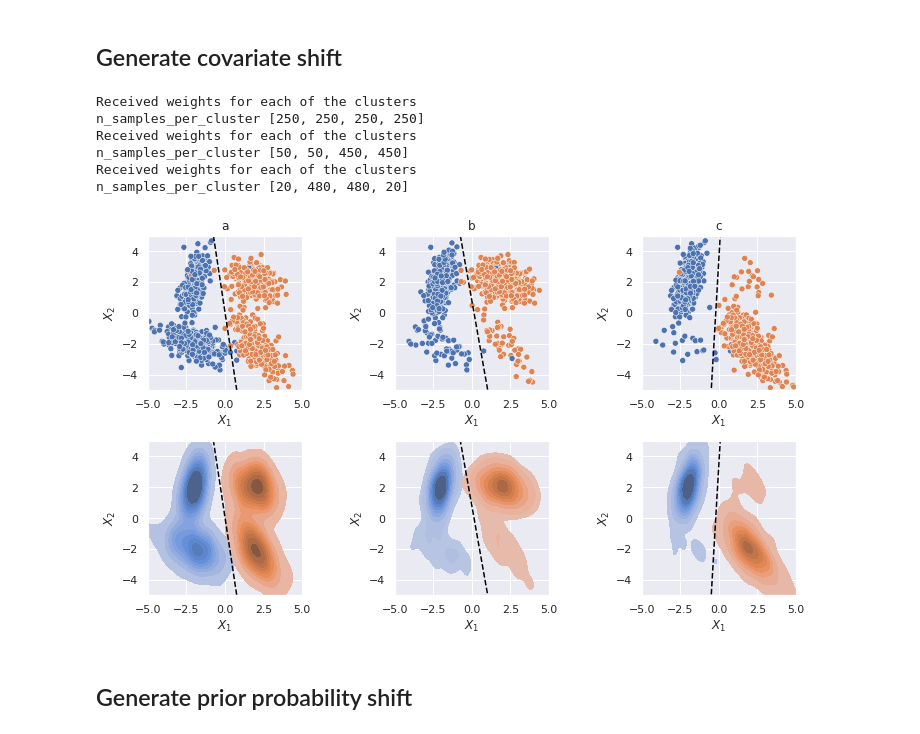
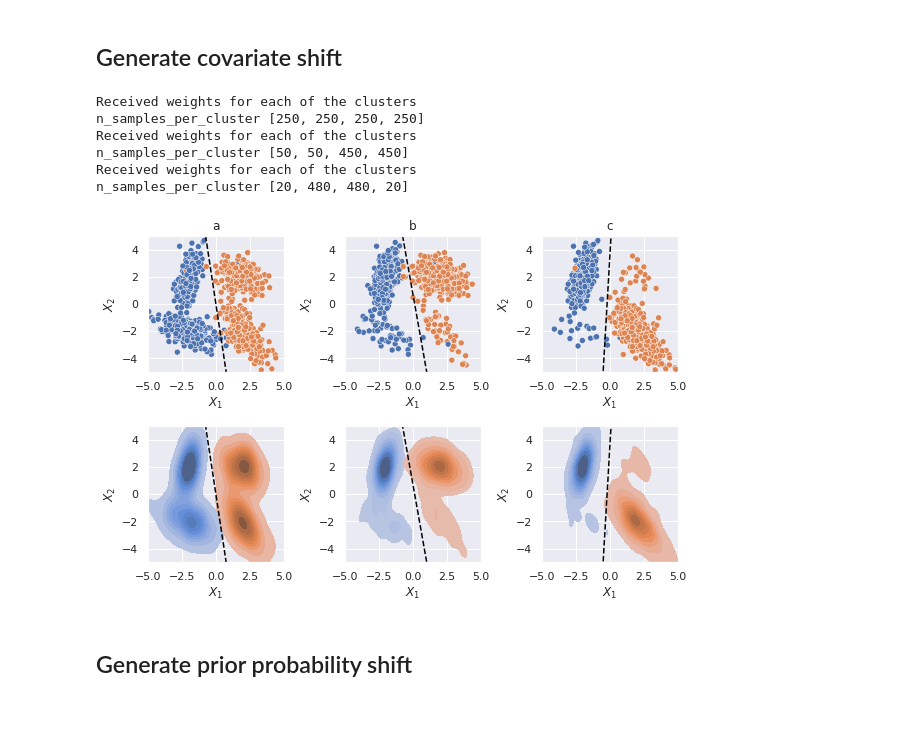
Before and after one commit to pglez82/quant_datasetshift, a Jupyter notebook: datasetshift_drawings.ipynb, the cells around one changed output. Drawn from its saved outputs; the diff is of its cells as text; code cells hidden in the pictures.

```diff
--- a/datasetshift_drawings.ipynb
+++ b/datasetshift_drawings.ipynb
@@ -304,34 +304,34 @@ def plot_logisticregression(clf,dataset,ax,plotx):
 # %%
 sns.set_theme()
 f, ax = plt.subplots(2,3,figsize=(10, 6))
-f.subplots_adjust(left=0.08, bottom=0.05, right=0.98, top=1, wspace=0.6, hspace=0)
+f.subplots_adjust(hspace=0.4)
 
 dataset = create_dataset(2,weights=[0.25,0.25,0.25,0.25],seed=seed)
 clf = LogisticRegression().fit(dataset[['x1', 'x2']], dataset['y'])
 plot_logisticregression(clf,dataset,ax,0)
 
 dataset = create_dataset(2,weights=[0.05,0.05,0.45,0.45],seed=seed)
 clf = LogisticRegression().fit(dataset[['x1', 'x2']], dataset['y'])
 plot_logisticregression(clf,dataset,ax,1)
 
 dataset = create_dataset(2,weights=[0.02,0.48,0.48,0.02],seed=seed)
 clf = LogisticRegression().fit(dataset[['x1', 'x2']], dataset['y'])
 plot_logisticregression(clf,dataset,ax,2)
 
 ax[0][0].set_title('a')
 ax[0][1].set_title('b')
 ax[0][2].set_title('c')
 
-plt.savefig(os.path.join(export_dir,'images/covariatedrawing.pdf'),format='pdf')
-plt.savefig(os.path.join(export_dir,'images/covariatedrawing.png'),format='png')
+plt.savefig(os.path.join(export_dir,'images/covariatedrawing.pdf'),format='pdf',bbox_inches='tight')
+plt.savefig(os.path.join(export_dir,'images/covariatedrawing.png'),format='png',bbox_inches='tight')
 # %% [output]
 Received weights for each of the clusters
 n_samples_per_cluster [250, 250, 250, 250]
 Received weights for each of the clusters
 n_samples_per_cluster [50, 50, 450, 450]
 Received weights for each of the clusters
 n_samples_per_cluster [20, 480, 480, 20]
-[figure, old version]
+[figure, new version]
 # %% [markdown]
 ## Generate prior probability shift
 # %%
```
Also changed, not shown: parts of 2 cells of this notebook.
